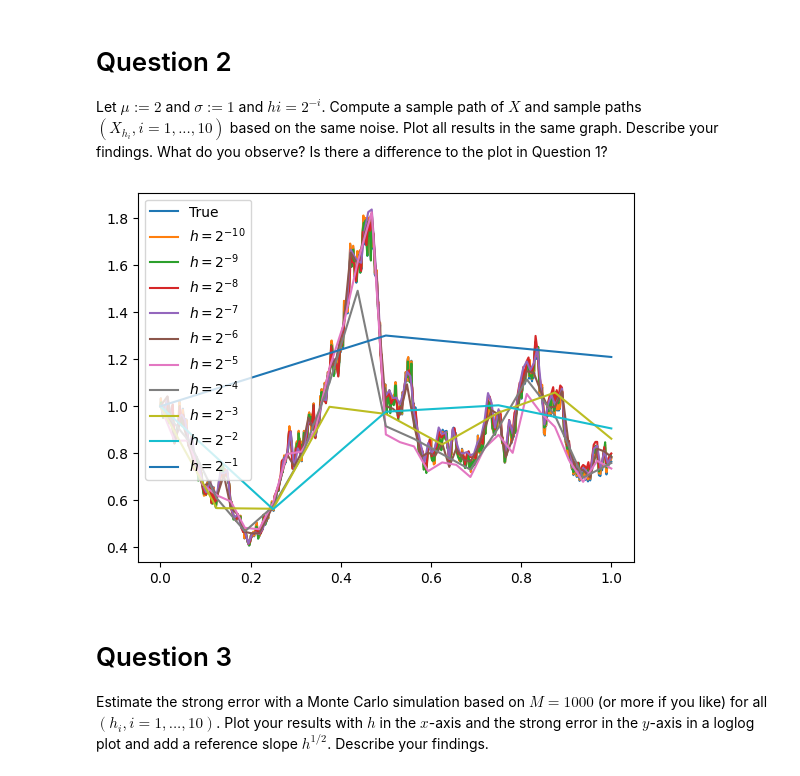
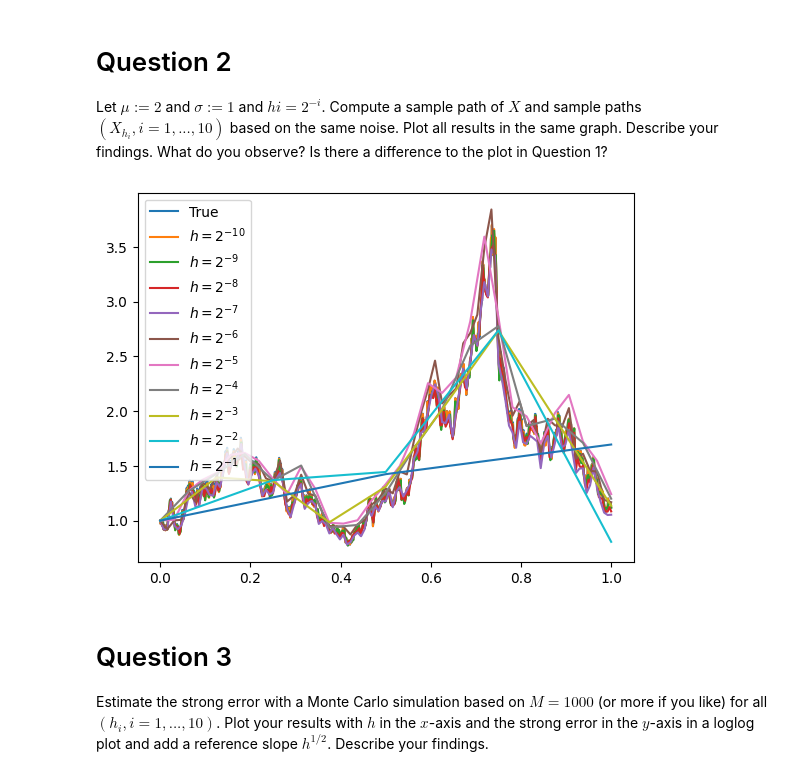
Before and after one commit to ufotermiten/A4-TMS150, a Jupyter notebook: A4.ipynb, the cells around one changed output. Saved outputs shown, nothing was run; the diff lists cells and outputs as text; code cells hidden in the pictures.

```diff
--- a/A4.ipynb
+++ b/A4.ipynb
@@ -31,33 +31,35 @@ What do you observe? Is there a difference to the plot in Question 1?
 # %%
 #Question 2
 mu=2
 sigma = 1
-
+np.random.seed(123)
 res = 10
 h = 2**-res
 eta =np.sqrt(h)*np.random.randn(2**res) # N(0,h)
+def Get_X(h,eta):
+    W= np.zeros(int(1/h+1)) # Simulation browninan motion at high resolution
+    for j in range(len(W)-1):
+        W[j+1] = W[j] + eta[j]
+    X = np.exp((mu-sigma**2/2)*np.arange(0,1+h,h) + sigma*W)
+    return X
+def Get_aprox(h,eta):
+    Xaprox = np.ones(int(1/h)+1)
+    for j in range(len(Xaprox)-1):
+        Xaprox[j+1] = Xaprox[j]*(1+h*mu + sigma*eta[j])
+    return Xaprox
+X = Get_X(h,eta)
 
-W= np.zeros(2**(res)+1) # Simulation browninan motion at high resolution
-for j in range(len(W)-1):
-    W[j+1] = W[j] + eta[j]
-
-X = np.exp((mu-sigma**2/2)*np.arange(0,1+h,h) + sigma*W)
 fig, ax = plt.subplots()
 ax.plot(np.arange(0,1+h,h),X,label ="True")
-Xaproxs = [[] for i in range(res)]
 for i in range(res):
     h = 2**-(res-i)
-    Xaprox = np.ones(2**(res-i)+1)
-    for j in range(len(Xaprox)-1):
-        Xaprox[j+1] = Xaprox[j]*(1+h*mu + sigma*eta[j])
-    Xaproxs[res-1-i] = Xaprox
+    ax.plot(np.arange(0,1+h,h),Get_aprox(h,eta),label = r"$h=2^{-%d}$" % (res-i))
+    eta = [eta[k]+eta[k+1] for k in range(0,len(eta),2)]
 
-    ax.plot(np.arange(0,1+h,h),Xaprox,label = r"$h=2^{-%d}$" % (res-i))
-    eta = [eta[k]+eta[k+1] for k in range(0,len(eta),2)]
 ax.legend()
 plt.show()
 # %% [output]
-[figure, old version]
+[figure, new version]
 # %% [markdown]
 # Question 3
 
```
Also changed, not shown: parts of 7 cells of this notebook.
